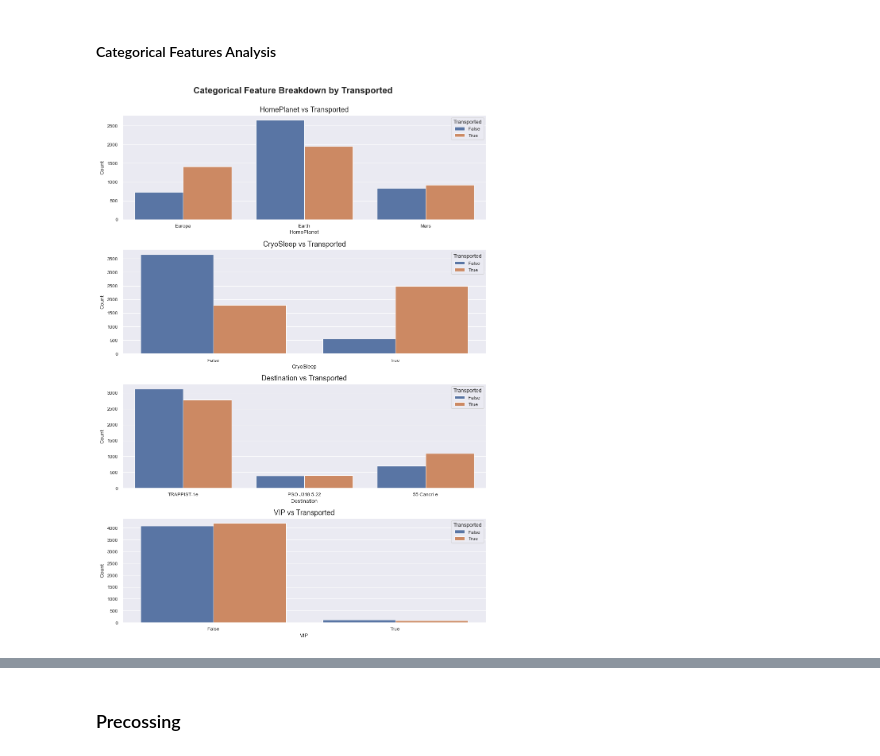
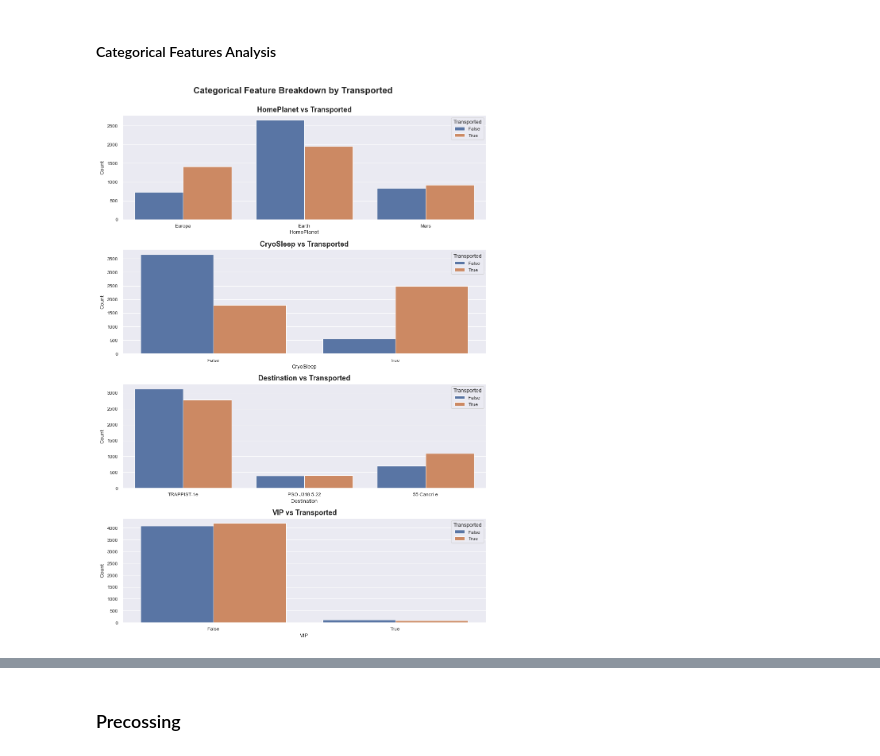
Before and after one commit to RMDS-GroupProject/spaceship_titanic, a Jupyter notebook: main_notebook.ipynb, the cells around one changed output, grey strips where cells are left out. Saved outputs shown, nothing was run; the diff lists cells and outputs as text; code cells hidden in the pictures.

```diff
--- a/main_notebook.ipynb
+++ b/main_notebook.ipynb
@@ -963,27 +1005,28 @@ correlation_matrix_engineered_features = correlation_matrix_visualise(
 # %%
 # Setup figure and axes
 fig, axes = plt.subplots(
     nrows=len(categorical_features), ncols=1, figsize=(10, 14))
 fig.suptitle("Categorical Feature Breakdown by Transported",
              fontsize=16, fontweight="bold", y=1)
 
 # Plot each feature
 for idx, col in enumerate(categorical_features):
     sns.countplot(
         data=train_data,
         x=col,
         hue='Transported',
         ax=axes[idx],
     )
-    axes[idx].set_title(f"{col} vs Transported", fontsize=13)
+    axes[idx].set_title(f"{col} vs Transported",
+                        fontsize=13, fontweight="bold")
     axes[idx].set_ylabel("Count")
     axes[idx].set_xlabel(col)
     axes[idx].legend(title='Transported', loc='upper right')
 
 plt.tight_layout()
 plt.savefig(os.path.join(image_save_path,
                          "Categorical Feature Breakdown by Transported.png"),
             bbox_inches="tight")
 plt.show()
 # %% [output]
-[figure, old version]
+[figure, new version]
```
Also changed, not shown: parts of 46 cells of this notebook, 10 other files.
